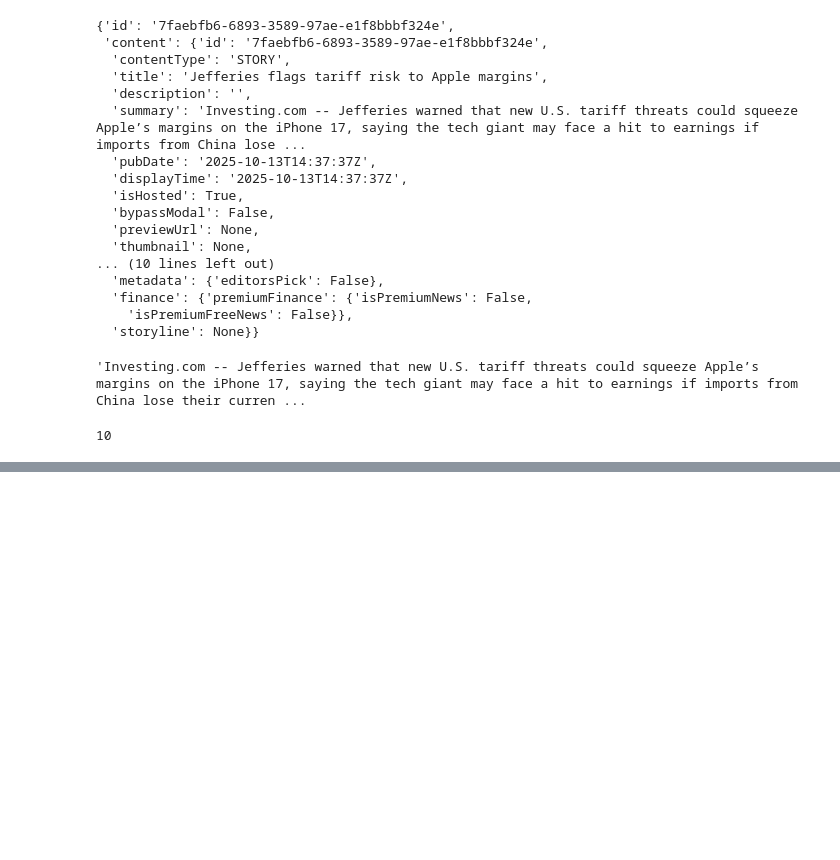
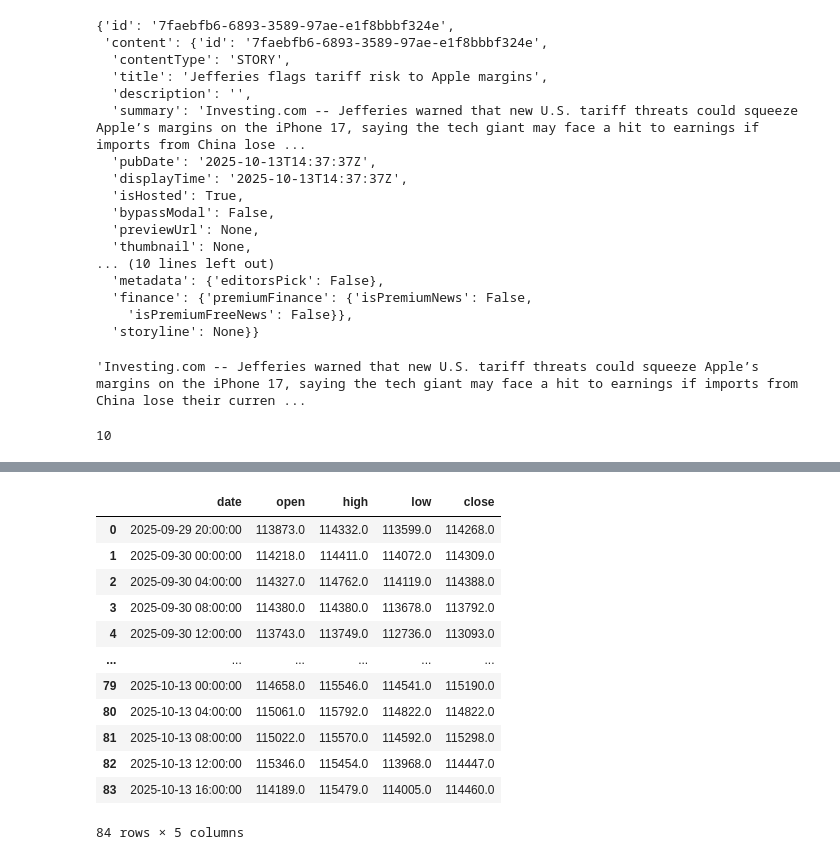
Before and after one commit to caracena/apunte-finanzas-computacionales, a Jupyter notebook: clase1-get_data.ipynb, the cells around one changed output, grey strips where cells are left out. Drawn from its saved outputs; the diff is of its cells as text; code cells hidden in the pictures; blank space fills up the shorter version.

```diff
--- a/clase1-yfinance.ipynb
+++ b/clase1-get_data.ipynb
@@ -293,0 +308,22 @@ len(AAPL.news)
+# %%
+ohlc = cg.get_coin_ohlc_by_id(
+    id="bitcoin", vs_currency="usd", days="14"
+)
+ohlc_df = pd.DataFrame(ohlc)
+ohlc_df.columns = ["date", "open", "high", "low", "close"]
+ohlc_df["date"] = pd.to_datetime(ohlc_df["date"], unit="ms")
+ohlc_df
+# %% [output]
+|  | date | open | high | low | close |
+| 0 | 2025-09-29 20:00:00 | 113873.0 | 114332.0 | 113599.0 | 114268.0 |
+| 1 | 2025-09-30 00:00:00 | 114218.0 | 114411.0 | 114072.0 | 114309.0 |
+| 2 | 2025-09-30 04:00:00 | 114327.0 | 114762.0 | 114119.0 | 114388.0 |
+| 3 | 2025-09-30 08:00:00 | 114380.0 | 114380.0 | 113678.0 | 113792.0 |
+| 4 | 2025-09-30 12:00:00 | 113743.0 | 113749.0 | 112736.0 | 113093.0 |
+| ... | ... | ... | ... | ... | ... |
+| 79 | 2025-10-13 00:00:00 | 114658.0 | 115546.0 | 114541.0 | 115190.0 |
+| 80 | 2025-10-13 04:00:00 | 115061.0 | 115792.0 | 114822.0 | 114822.0 |
+| 81 | 2025-10-13 08:00:00 | 115022.0 | 115570.0 | 114592.0 | 115298.0 |
+| 82 | 2025-10-13 12:00:00 | 115346.0 | 115454.0 | 113968.0 | 114447.0 |
+| 83 | 2025-10-13 16:00:00 | 114189.0 | 115479.0 | 114005.0 | 114460.0 |
+84 rows × 5 columns
```
Also changed, not shown: parts of 27 cells of this notebook, 2 other files.
